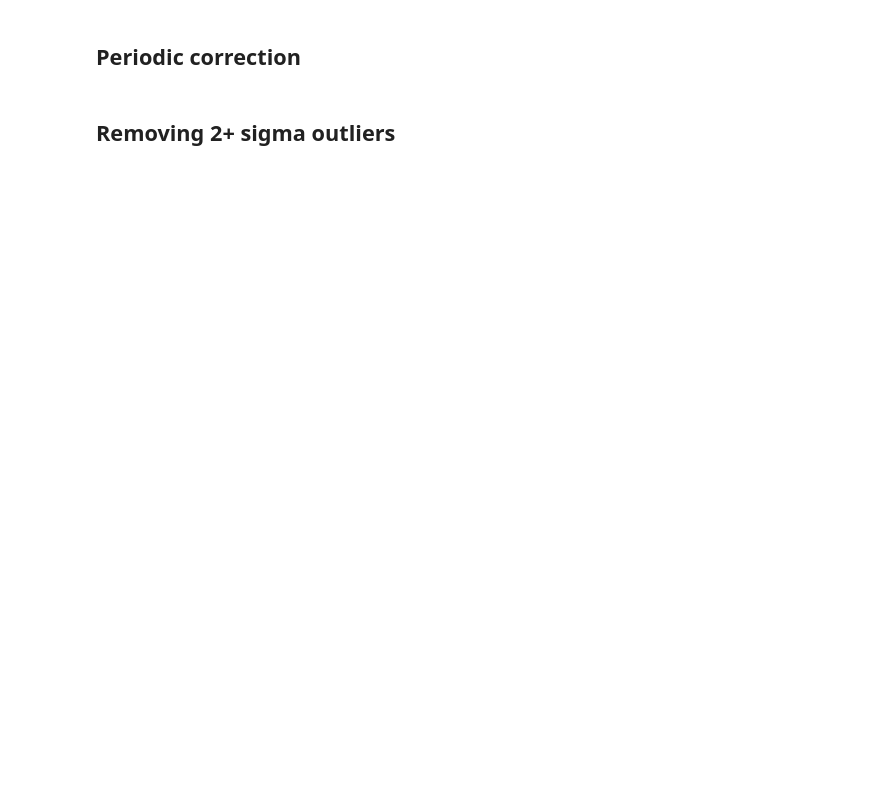
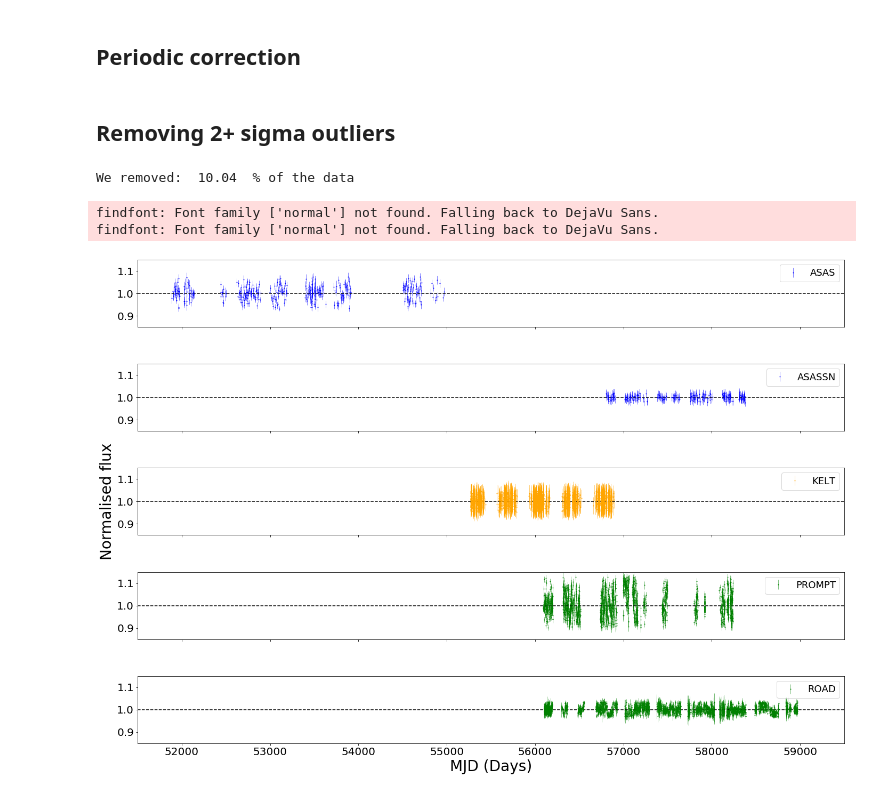
Before and after one commit to StanBarmentloo/A-search-for-transiting-companions-in-the-J1407-system, a Jupyter notebook: Figure_2/Figure_2.ipynb, the cells around one changed output. Drawn from its saved outputs; the diff is of its cells as text; code cells hidden in the pictures; blank space fills up the shorter version.

```diff
--- a/Figure_2/Figure_2.ipynb
+++ b/Figure_2/Figure_2.ipynb
@@ -251,3 +93,21 @@ print(np.std(all_corflux))
+# %%
+#Removing 2+ sigma outliers
+
+len_before = 0
+for i in range(5):
+    len_before += len(times[i])
+    corr_flux = corr_fluxes[i]
+    low, high = np.percentile(corr_flux,[5, 95])
+    mask = (corr_flux < high)*(corr_flux > low)
+
+    times[i], corr_fluxes[i], uncertainties[i] = times[i][mask], corr_flux[mask], uncertainties[i][mask]
+
+len_after = 0
+for i in range(5):
+    len_after += len(times[i])
+print("We removed: ", '{0:.2f}'.format((len_before-len_after)*100/len_before), ' % of the data')
+# %% [output]
+We removed:  10.04  % of the data
 # %%
 #Sticking the different sets together
 all_times =  np.concatenate((np.array(times[0]), np.array(times[1]), np.array(times[2]), np.array(times[3]), np.array(times[4])))
@@ -275,55 +124,32 @@ karpa[:, 2] = all_eflux_final
-# %%
-plt.style.use('seaborn-dark-palette')
-font = {'family' : 'normal',
-        'weight' : 'normal',
-        'size'   : 20}
-matplotlib.rc('font', **font)
-
-for i in range(5):
-    plt.errorbar(times[i], corr_fluxes_2[i]+1, uncertainties[i], fmt='.', ms=2, elinewidth = 0.2, alpha = 0.2, label = names[i])
-
-plt.xlabel('MJD (days)')
-plt.ylabel('Normalised flux')
-figure = plt.gcf()
-figure.set_size_inches(18, 10)
-plt.axhline(y = 1.0, linestyle = '--', c='black')
-plt.legend()
-#plt.savefig("KARPA_Lightcurve.pdf")
-plt.show()
-
-plt.errorbar(karpa[:, 0], karpa[:, 1], yerr=karpa[:, 2], fmt='.', ms=3, elinewidth = 0.3, alpha = 0.3)
-plt.xlabel('MJD (days)')
-plt.ylabel('Normalised flux')
-figure = plt.gcf()
-figure.set_size_inches(18, 10)
-plt.axhline(y = 1.0, linestyle = '--', c='black')
-plt.show()
 # %%
+#Creating the figure
+
 import matplotlib
 plt.style.use('seaborn-dark-palette')
 font = {'family' : 'normal',
         'weight' : 'normal',
         'size'   : 20}
 matplotlib.rc('font', **font)
 colours = ['blue', 'blue', 'orange', 'green', 'green']
 
 fig, ax = plt.subplots(5)
 for i in range(5):
-    ax[i].errorbar(times[i], corr_fluxes_2[i]+1, uncertainties[i], fmt='.', ms=2, elinewidth = 0.5, label = names[i], color=colours[i])
+    ax[i].errorbar(times[i], corr_fluxes[i]+1, uncertainties[i], fmt='.', ms=2, elinewidth = 0.5, label = names[i], color=colours[i])
     ax[i].legend(fontsize = 18)
     ax[i].axhline(y = 1.0, linestyle = '--', c='black')
     ax[i].set_xlim(51500, 59500)
     ax[i].set_ylim(0.85, 1.15)
     if i != 4:
         plt.setp(ax[i].get_xticklabels(), visible=False)
 
 ax[2].set_ylabel('Normalised flux', fontsize=28)
 ax[4].set_xlabel('MJD (Days)', fontsize=28)
-
-#fig.text(0.35, 0.09, 'MJD (days)', fontsize = 24)
-#fig.text(0.02, 0.35, 'Normalised flux', rotation = 90, fontsize = 24)
 fig = plt.gcf()
 fig.set_size_inches(20,14)
 plt.tight_layout()
 #plt.savefig('KARPA_lightcurve.pdf')
 plt.show()
+# %% [output]
+findfont: Font family ['normal'] not found. Falling back to DejaVu Sans.
+findfont: Font family ['normal'] not found. Falling back to DejaVu Sans.
+[figure, added]
```
Also changed, not shown: parts of 15 cells of this notebook, 2 other files.
